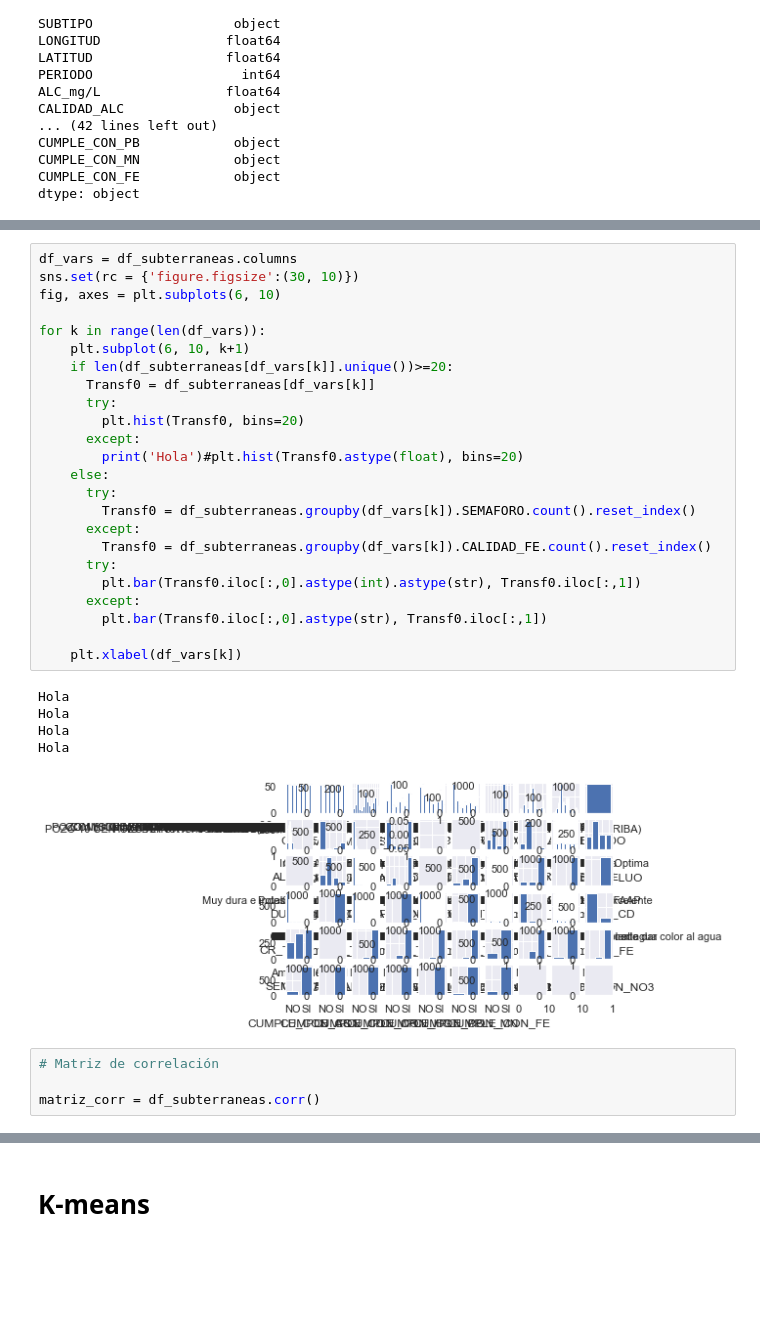
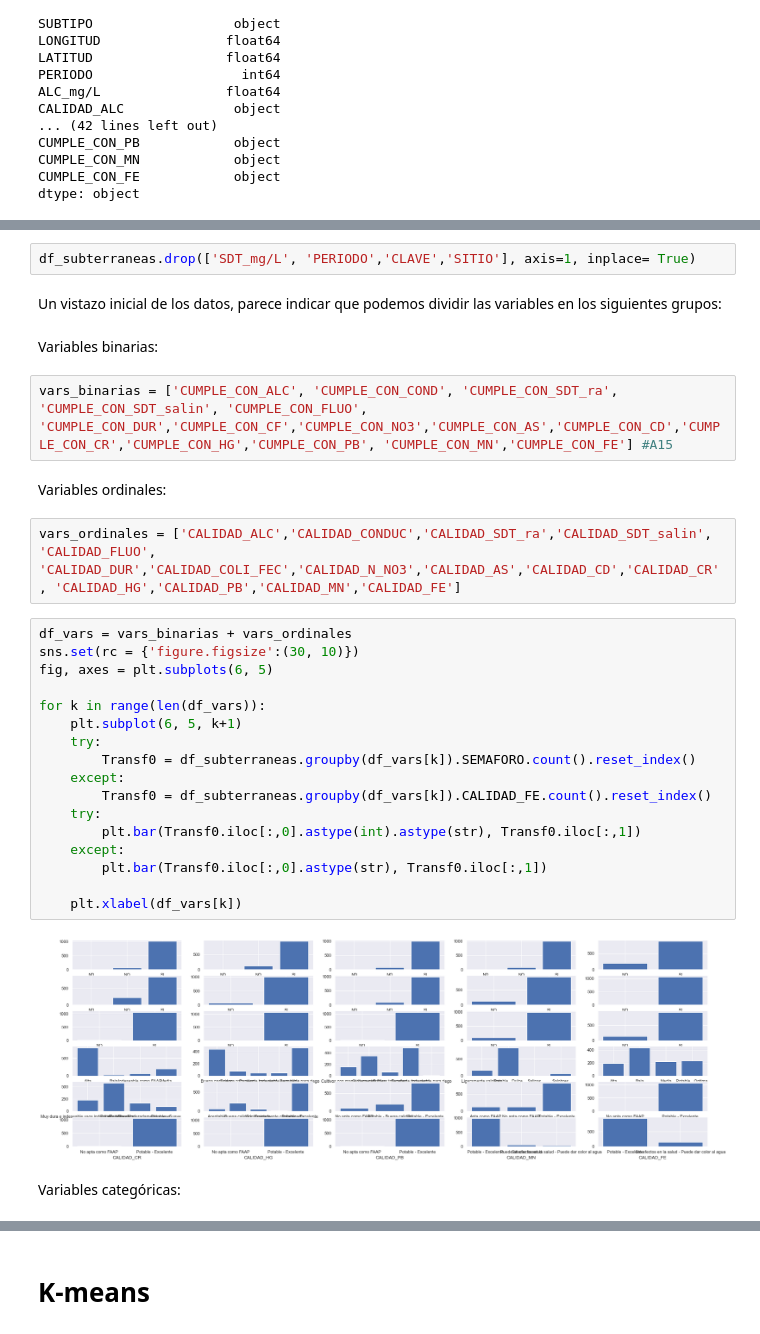
Before and after one commit to PosgradoMNA/actividades-del-projecto-cad_equipo47, a Jupyter notebook: Reto/Reto_Entrega1_Equipo47.ipynb, the cells around one changed output, grey strips where cells are left out. Drawn from its saved outputs; the diff is of its cells as text; blank space fills up the shorter version.

```diff
--- a/Reto/Reto_Entrega1_Equipo47.ipynb
+++ b/Reto/Reto_Entrega1_Equipo47.ipynb
@@ -102,34 +94,33 @@ df_subterraneas.describe()
+# %%
+df_subterraneas.drop(['SDT_mg/L', 'PERIODO','CLAVE','SITIO'], axis=1, inplace= True)
+# %% [markdown]
+Un vistazo inicial de los datos, parece indicar que podemos dividir las variables en los siguientes grupos:
+# %% [markdown]
+Variables binarias:
+# %%
+vars_binarias = ['CUMPLE_CON_ALC', 'CUMPLE_CON_COND', 'CUMPLE_CON_SDT_ra', 'CUMPLE_CON_SDT_salin', 'CUMPLE_CON_FLUO', 'CUMPLE_CON_DUR','CUMPLE_CON_CF','CUMPLE_CON_NO3','CUMPLE_CON_AS','CUMPLE_CON_CD','CUMPLE_CON_CR','CUMPLE_CON_HG','CUMPLE_CON_PB', 'CUMPLE_CON_MN','CUMPLE_CON_FE'] #A15
+# %% [markdown]
+Variables ordinales:
+# %%
+vars_ordinales = ['CALIDAD_ALC','CALIDAD_CONDUC','CALIDAD_SDT_ra','CALIDAD_SDT_salin', 'CALIDAD_FLUO', 'CALIDAD_DUR','CALIDAD_COLI_FEC','CALIDAD_N_NO3','CALIDAD_AS','CALIDAD_CD','CALIDAD_CR', 'CALIDAD_HG','CALIDAD_PB','CALIDAD_MN','CALIDAD_FE']
 # %%
-df_vars = df_subterraneas.columns
+df_vars = vars_binarias + vars_ordinales
 sns.set(rc = {'figure.figsize':(30, 10)})
-fig, axes = plt.subplots(6, 10)
+fig, axes = plt.subplots(6, 5)
 
 for k in range(len(df_vars)):
-    plt.subplot(6, 10, k+1)
-    if len(df_subterraneas[df_vars[k]].unique())>=20:
-      Transf0 = df_subterraneas[df_vars[k]]
-      try:
-        plt.hist(Transf0, bins=20)
-      except:
-        print('Hola')#plt.hist(Transf0.astype(float), bins=20)
-    else:
-      try:
+    plt.subplot(6, 5, k+1)
+    try:
         Transf0 = df_subterraneas.groupby(df_vars[k]).SEMAFORO.count().reset_index()
-      except:
+    except:
         Transf0 = df_subterraneas.groupby(df_vars[k]).CALIDAD_FE.count().reset_index()
-      try:
+    try:
         plt.bar(Transf0.iloc[:,0].astype(int).astype(str), Transf0.iloc[:,1])
-      except:
+    except:
         plt.bar(Transf0.iloc[:,0].astype(str), Transf0.iloc[:,1])
 
     plt.xlabel(df_vars[k])
 # %% [output]
-Hola
-Hola
-Hola
-Hola
-[figure, old version]
+[figure, new version]
-# %%
-# Matriz de correlación
-
-matriz_corr = df_subterraneas.corr()
+# %% [markdown]
+Variables categóricas:
```
Also changed, not shown: parts of 24 cells of this notebook.
